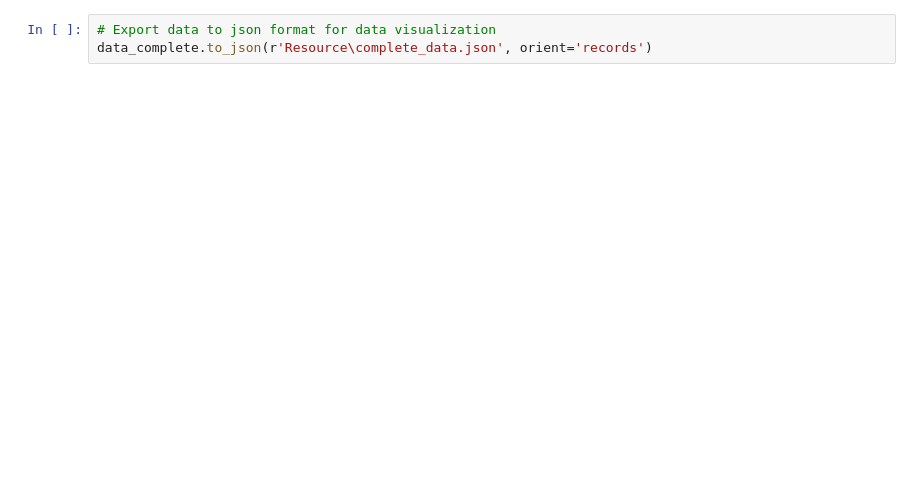
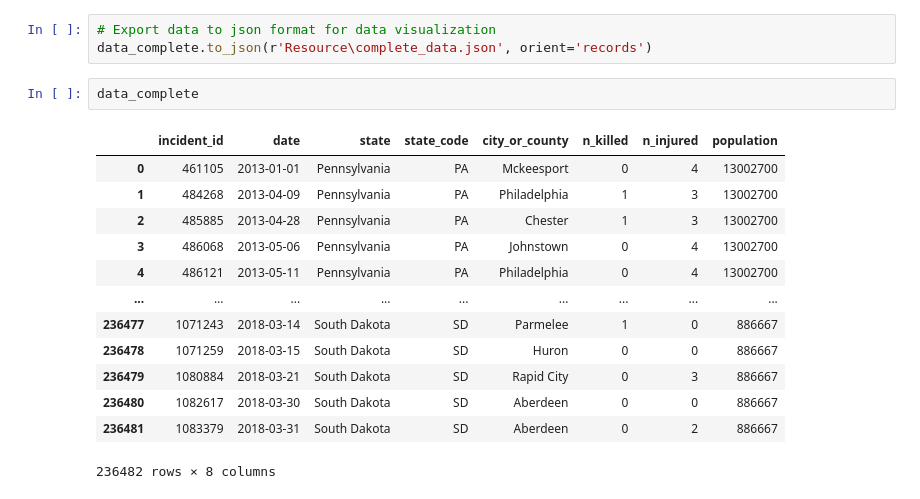
Before and after one commit to LanNguyen135/Project3, a Jupyter notebook: main.ipynb, the cells around one changed output. Cells and saved outputs as stored; diff of their text form; blank space fills up the shorter version.

```diff
--- a/main.ipynb
+++ b/main.ipynb
@@ -136,3 +133,19 @@ pd.read_sql_query('SELECT * FROM gunviolence', con=engine).head()
 # %%
 # Export data to json format for data visualization
 data_complete.to_json(r'Resource\complete_data.json', orient='records')
+# %%
+data_complete
+# %% [output]
+|  | incident_id | date | state | state_code | city_or_county | n_killed | n_injured | population |
+| 0 | 461105 | 2013-01-01 | Pennsylvania | PA | Mckeesport | 0 | 4 | 13002700 |
+| 1 | 484268 | 2013-04-09 | Pennsylvania | PA | Philadelphia | 1 | 3 | 13002700 |
+| 2 | 485885 | 2013-04-28 | Pennsylvania | PA | Chester | 1 | 3 | 13002700 |
+| 3 | 486068 | 2013-05-06 | Pennsylvania | PA | Johnstown | 0 | 4 | 13002700 |
+| 4 | 486121 | 2013-05-11 | Pennsylvania | PA | Philadelphia | 0 | 4 | 13002700 |
+| ... | ... | ... | ... | ... | ... | ... | ... | ... |
+| 236477 | 1071243 | 2018-03-14 | South Dakota | SD | Parmelee | 1 | 0 | 886667 |
+| 236478 | 1071259 | 2018-03-15 | South Dakota | SD | Huron | 0 | 0 | 886667 |
+| 236479 | 1080884 | 2018-03-21 | South Dakota | SD | Rapid City | 0 | 3 | 886667 |
+| 236480 | 1082617 | 2018-03-30 | South Dakota | SD | Aberdeen | 0 | 0 | 886667 |
+| 236481 | 1083379 | 2018-03-31 | South Dakota | SD | Aberdeen | 0 | 2 | 886667 |
+236482 rows × 8 columns
```
Also changed, not shown: parts of 6 cells of this notebook, 2 other files.
